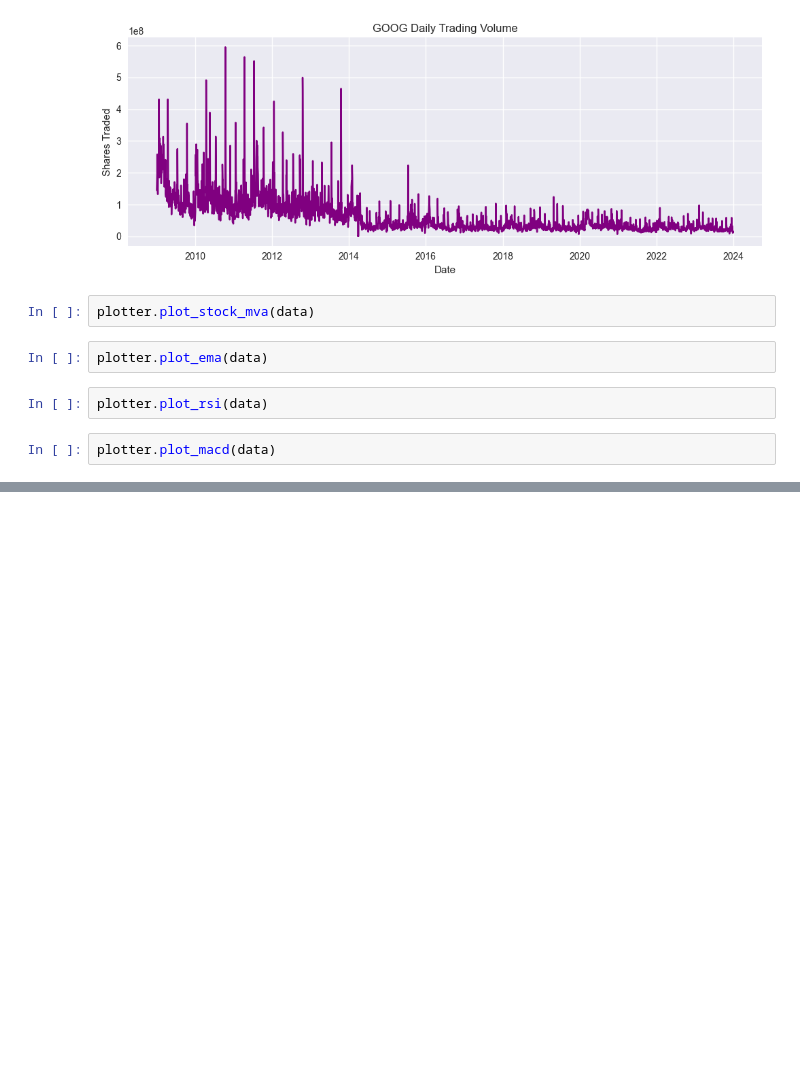
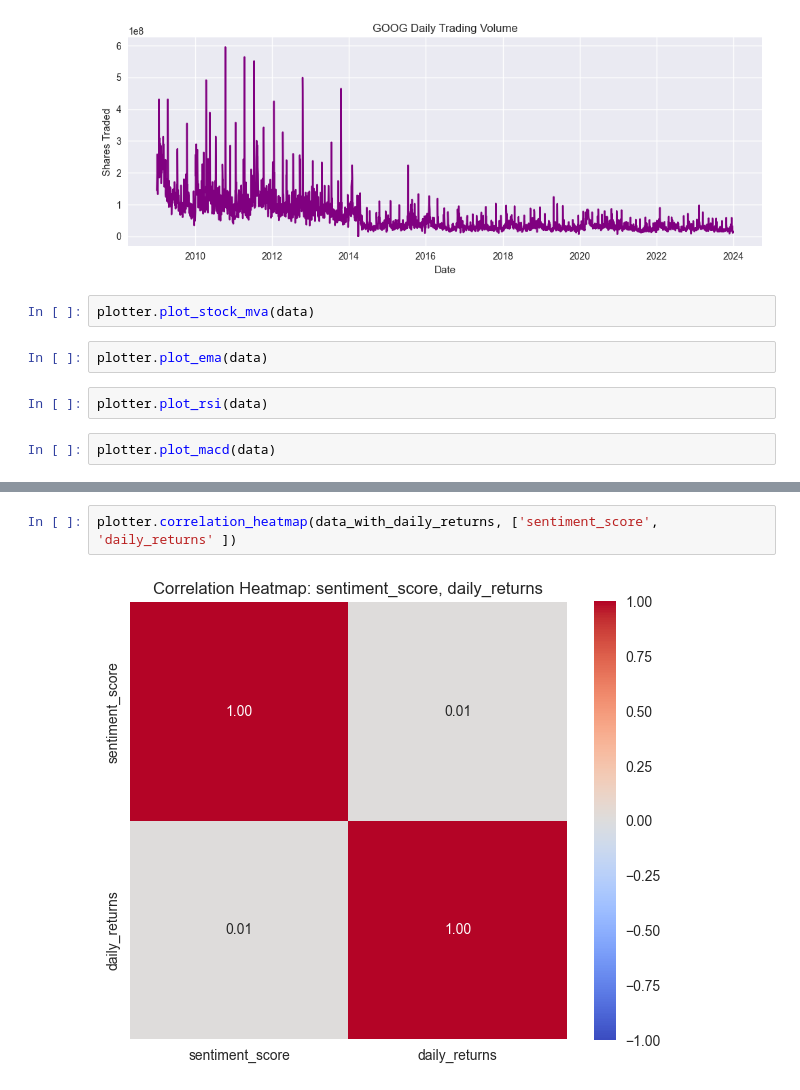
Before and after one commit to selamasnake/kaim-week-1, a Jupyter notebook: notebooks/stocks/GOOG.ipynb, the cells around one changed output, grey strips where cells are left out. Drawn from its saved outputs; the diff is of its cells as text; blank space fills up the shorter version.

```diff
--- a/notebooks/stocks/GOOG.ipynb
+++ b/notebooks/stocks/GOOG.ipynb
@@ -97,0 +177,4 @@ plotter.plot_macd(data)
+# %%
+plotter.correlation_heatmap(data_with_daily_returns, ['sentiment_score', 'daily_returns' ])
+# %% [output]
+[figure, added]
```
Also changed, not shown: parts of 19 cells of this notebook, 5 other files.
